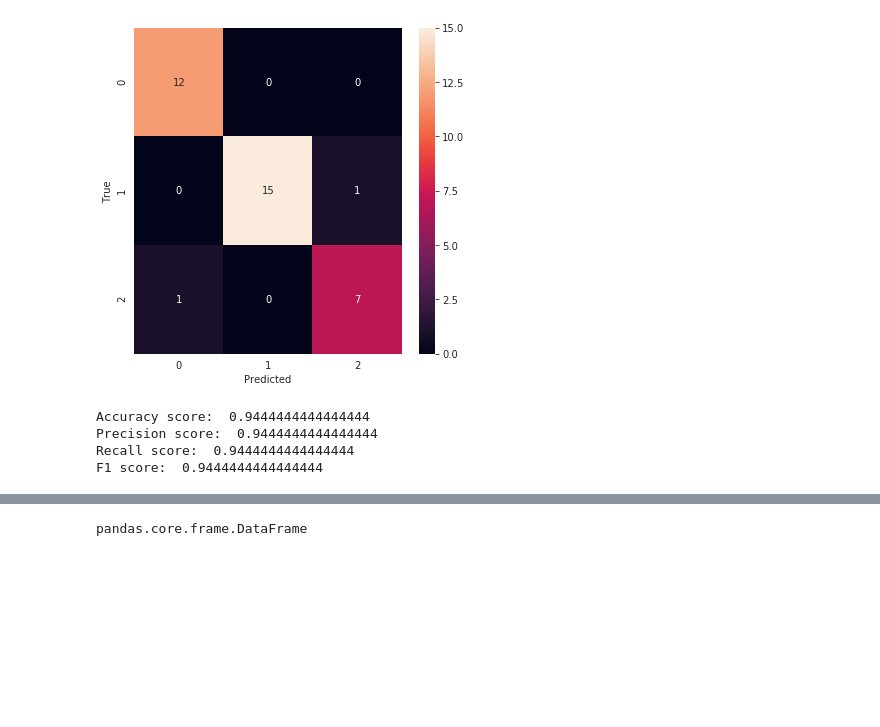
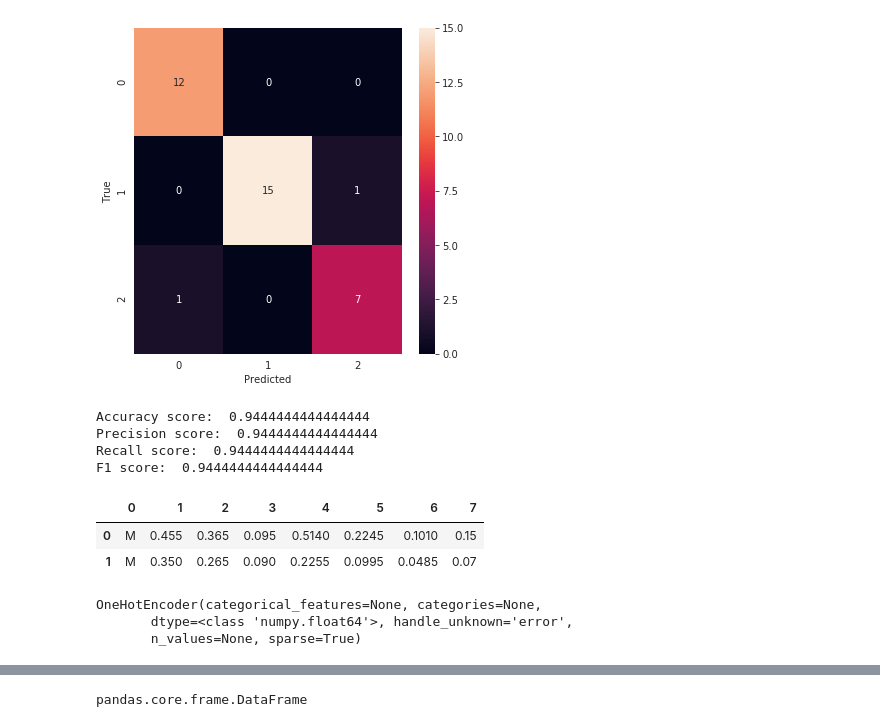
Before and after one commit to chriscross00/ml_py, a Jupyter notebook: naive_bayes/multinomial_nb.ipynb, the cells around one changed output, grey strips where cells are left out. Saved outputs shown, nothing was run; the diff lists cells and outputs as text; code cells hidden in the pictures; blank space fills up the shorter version.

```diff
--- a/naive_bayes/multinomial_nb.ipynb
+++ b/naive_bayes/multinomial_nb.ipynb
@@ -63,5 +64,19 @@ ab_target['age'] = pd.cut(ab_data.iloc[:,8], range(1, 29, 5))
 ab_target['age'] = ab_target['age'].astype(str)
 
 ab_features = ab_data.drop(ab_data.columns[8], axis=1)
+# %%
+ab_features.head(2)
+# %% [output]
+|  | 0 | 1 | 2 | 3 | 4 | 5 | 6 | 7 |
+| 0 | M | 0.455 | 0.365 | 0.095 | 0.5140 | 0.2245 | 0.1010 | 0.15 |
+| 1 | M | 0.350 | 0.265 | 0.090 | 0.2255 | 0.0995 | 0.0485 | 0.07 |
 # %%
 ab_target_pro = ab_target.apply(LabelEncoder().fit_transform)
+
+test = OneHotEncoder()
+
+test.fit(ab_features)
+# %% [output]
+OneHotEncoder(categorical_features=None, categories=None,
+       dtype=<class 'numpy.float64'>, handle_unknown='error',
+       n_values=None, sparse=True)
```
Also changed, not shown: parts of 3 cells of this notebook.
